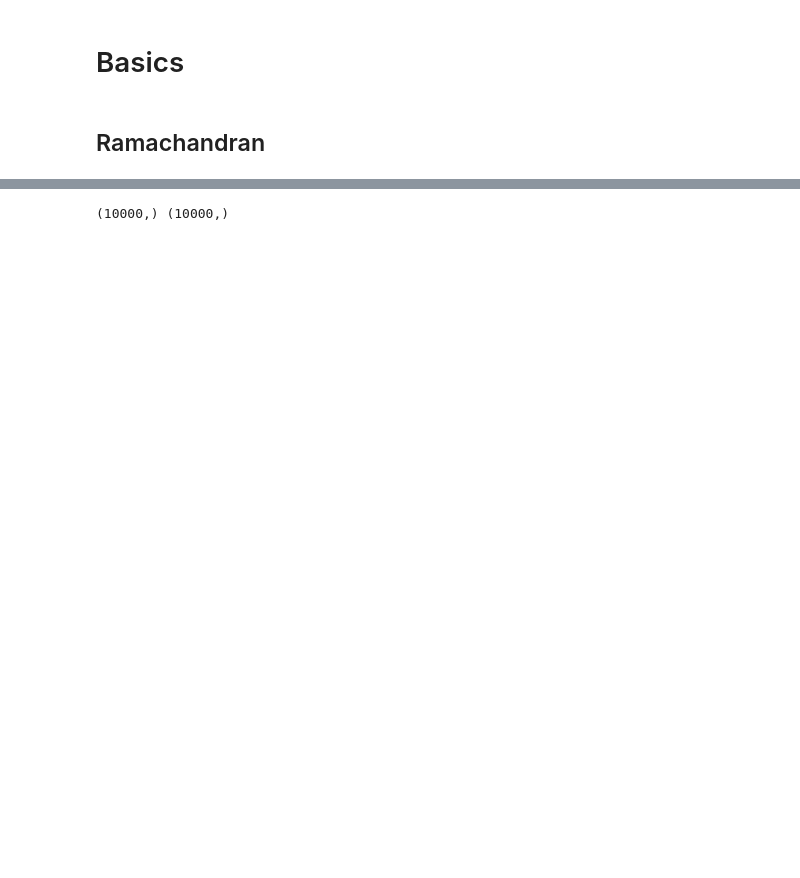
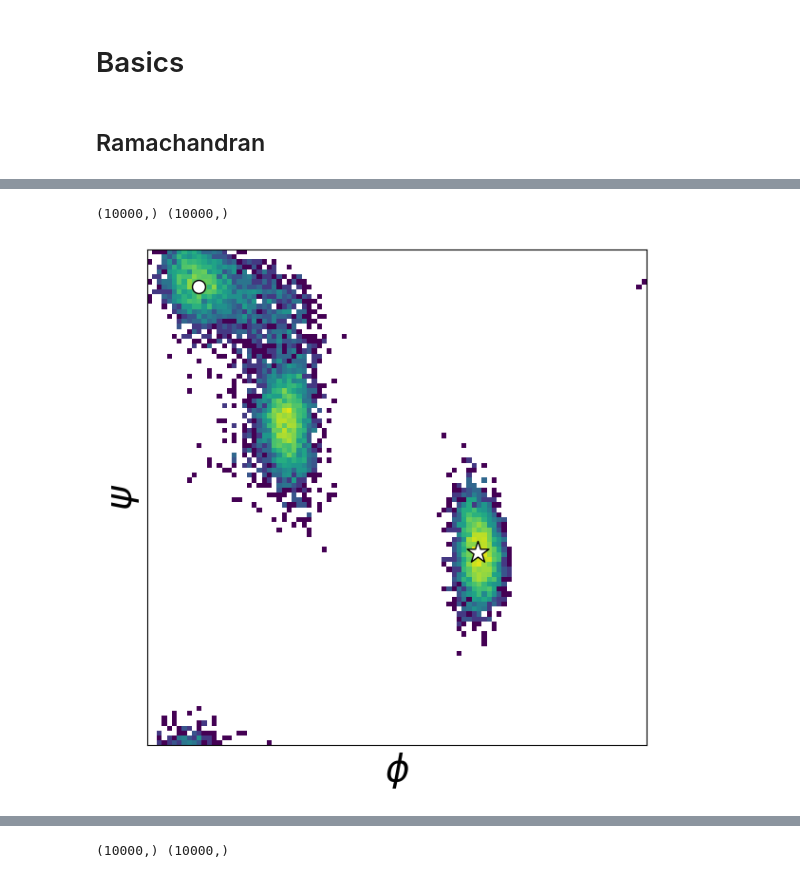
Before and after one commit to seonghyun26/simulation, a Jupyter notebook: notebook/visual-dataset.ipynb, the cells around one changed output, grey strips where cells are left out. Saved outputs shown, nothing was run; the diff lists cells and outputs as text; code cells hidden in the pictures; blank space fills up the shorter version.

```diff
--- a/notebook/visual-dataset.ipynb
+++ b/notebook/visual-dataset.ipynb
@@ -54,0 +106,36 @@ def compute_dihedral(positions):
+# %%
+# Load data
+phi = np.load(f"{dataset_dir}/timelag-phi.npy")
+psi = np.load(f"{dataset_dir}/timelag-psi.npy")
+print(phi.shape, psi.shape)
+
+fig, ax = plt.subplots(figsize=(6, 6))
+plot_range = [-np.pi, np.pi]
+h, x_bins, y_bins, im = ax.hist2d(
+    phi, psi, 100,
+    norm=LogNorm(),
+    range=[plot_range,plot_range],
+    rasterized=True
+)
+ax.scatter(c5_phi, c5_psi, edgecolors="black", c="w", zorder=101, s=100)
+ax.scatter(c7ax_phi, c7ax_psi, edgecolors="black", c="w", zorder=101, s=300, marker="*")
+
+ax.margins(0)
+ax.tick_params(
+	left = False,
+	right = False ,
+	labelleft = True ,
+	labelbottom = True,
+	bottom = False
+)
+ax.set_xlabel(r"$\phi$", fontsize=FONTSIZE)
+ax.set_ylabel(r"$\psi$", fontsize=FONTSIZE)
+ax.set_xticks([])
+ax.set_yticks([])
+
+fig.tight_layout()
+fig.savefig(f"{dataset_dir}/timelag-ramachandran.pdf", dpi=300)
+fig.savefig("./10nano.pdf", dpi=300)
+# %% [output]
+(10000,) (10000,)
+[figure, added]
```
Also changed, not shown: parts of 57 cells of this notebook, 17 other files.
